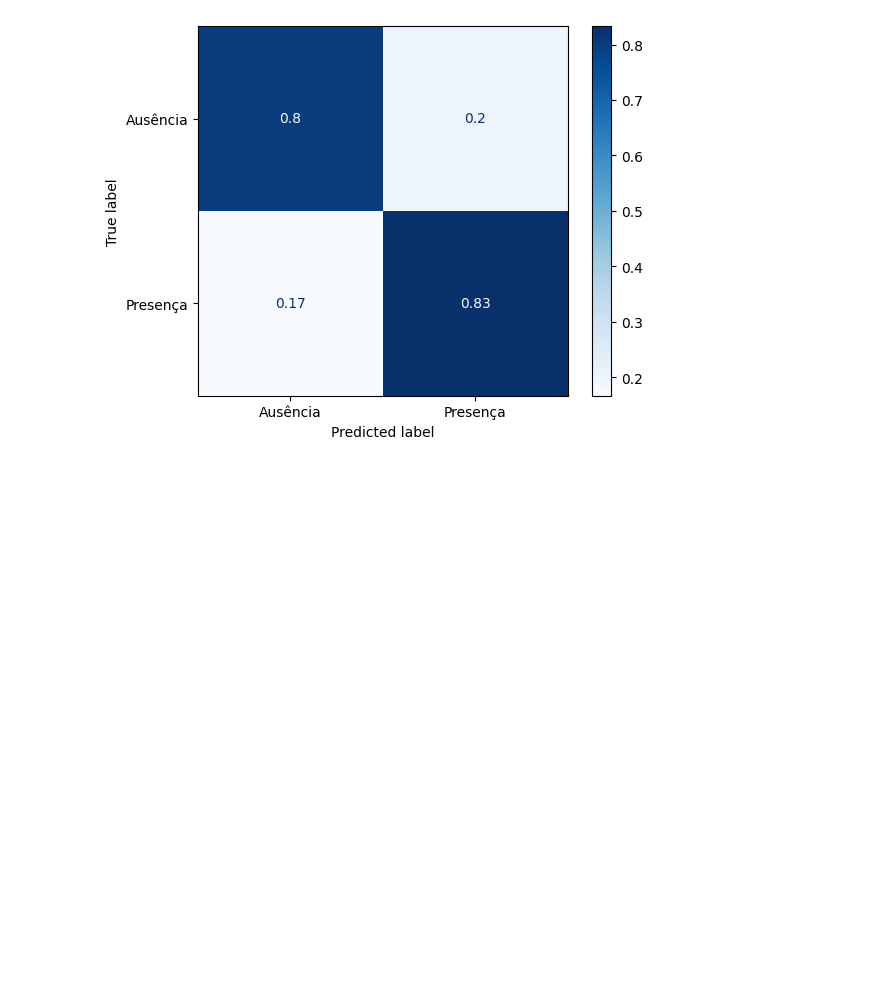
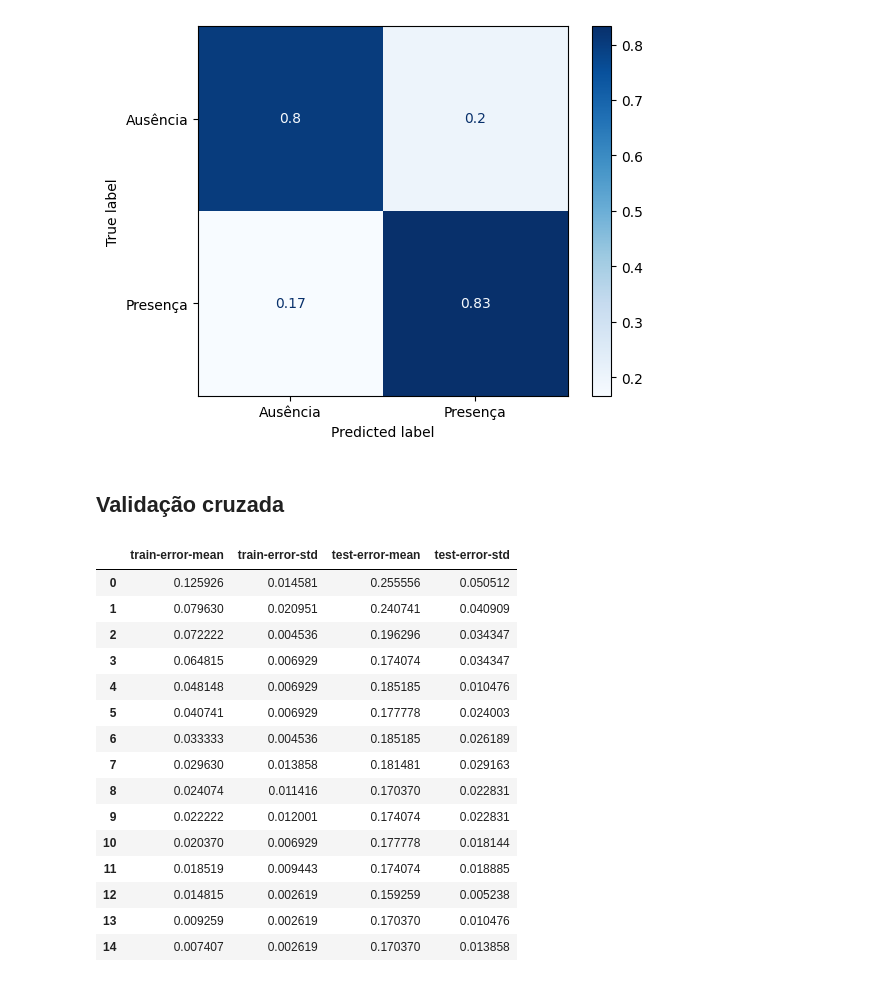
Before and after one commit to ledsouza/machine-learning-xgboost, a Jupyter notebook: classification.ipynb, the cells around one changed output. Drawn from its saved outputs; the diff is of its cells as text; code cells hidden in the pictures; blank space fills up the shorter version.

Commit message:
implementando validação cruzada com xgboost

```diff
--- a/classification.ipynb
+++ b/classification.ipynb
@@ -73,7 +78,8 @@ Data columns (total 14 columns):
 dtypes: float64(1), int64(12), object(1)
 memory usage: 29.7+ KB
 # %%
-df['Doenca cardiaca'] = df['Doenca cardiaca'].map({'Presenca': 1, 'Ausencia': 0})
+df['Doenca cardiaca'] = df['Doenca cardiaca'].map(
+    {'Presenca': 1, 'Ausencia': 0})
 # %%
 df['Doenca cardiaca'].value_counts(normalize=True)
 # %% [output]
@@ -303,3 +314,30 @@ ConfusionMatrixDisplay.from_predictions(y_teste, preds, display_labels=['Ausênc
 # %% [output]
 <sklearn.metrics._plot.confusion_matrix.ConfusionMatrixDisplay at 0x...>
 [figure]
+# %% [markdown]
+## Validação cruzada
+# %%
+dmatrix = xgb.DMatrix(data=X, label=y)
+params = {'objective': 'binary:logistic'}
+
+cv_resultados = xgb.cv(dtrain=dmatrix, params=params, nfold=3,
+                       num_boost_round=15, metrics='error', as_pandas=True, seed=0)
+
+cv_resultados
+# %% [output]
+|  | train-error-mean | train-error-std | test-error-mean | test-error-std |
+| 0 | 0.125926 | 0.014581 | 0.255556 | 0.050512 |
+| 1 | 0.079630 | 0.020951 | 0.240741 | 0.040909 |
+| 2 | 0.072222 | 0.004536 | 0.196296 | 0.034347 |
+| 3 | 0.064815 | 0.006929 | 0.174074 | 0.034347 |
+| 4 | 0.048148 | 0.006929 | 0.185185 | 0.010476 |
+| 5 | 0.040741 | 0.006929 | 0.177778 | 0.024003 |
+| 6 | 0.033333 | 0.004536 | 0.185185 | 0.026189 |
+| 7 | 0.029630 | 0.013858 | 0.181481 | 0.029163 |
+| 8 | 0.024074 | 0.011416 | 0.170370 | 0.022831 |
+| 9 | 0.022222 | 0.012001 | 0.174074 | 0.022831 |
+| 10 | 0.020370 | 0.006929 | 0.177778 | 0.018144 |
+| 11 | 0.018519 | 0.009443 | 0.174074 | 0.018885 |
+| 12 | 0.014815 | 0.002619 | 0.159259 | 0.005238 |
+| 13 | 0.009259 | 0.002619 | 0.170370 | 0.010476 |
+| 14 | 0.007407 | 0.002619 | 0.170370 | 0.013858 |
```
Also changed, not shown: parts of 16 cells of this notebook.
